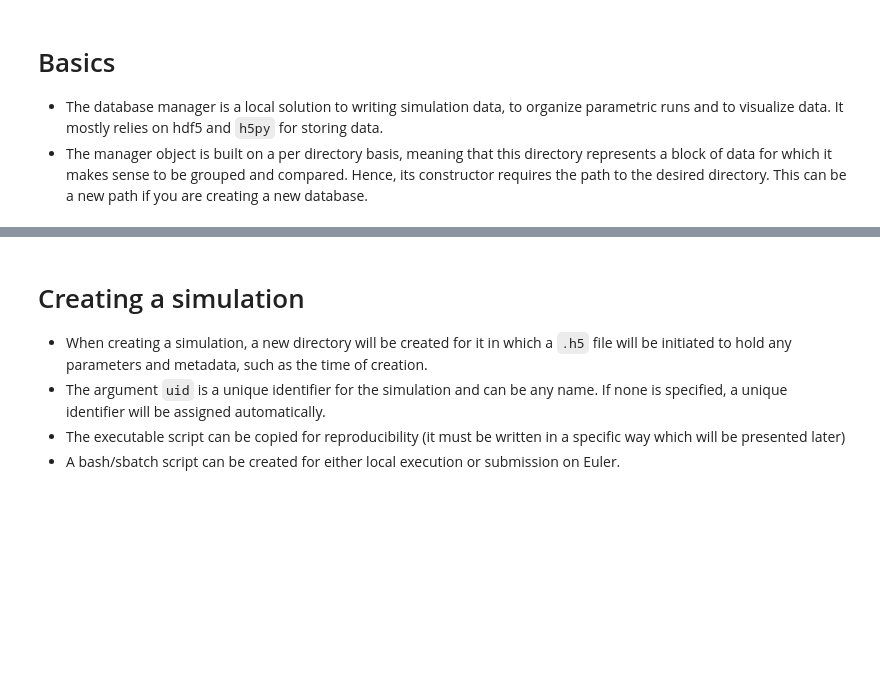
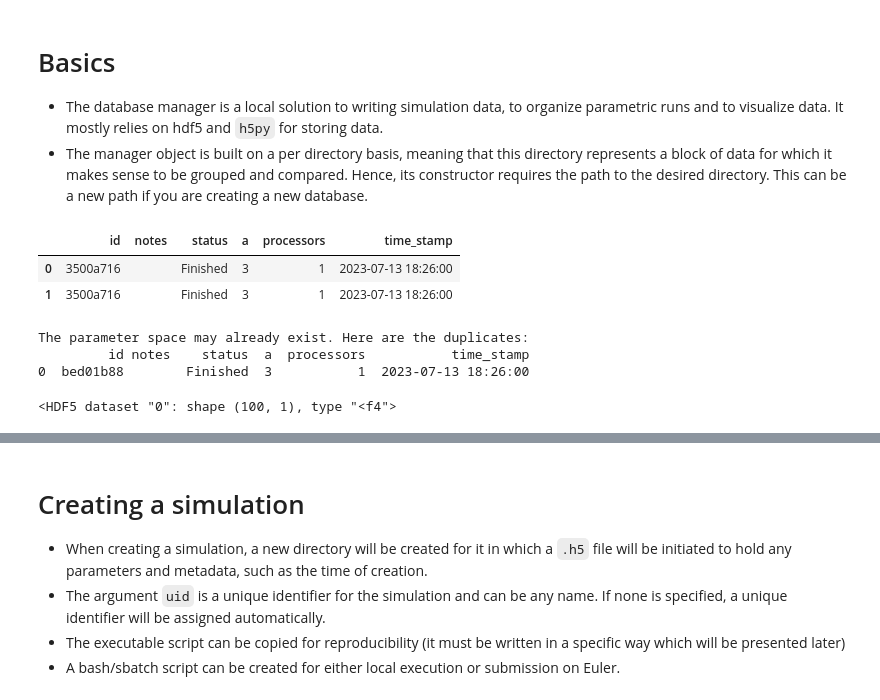
Before and after one commit to smec-ethz/bamboost, a Jupyter notebook: examples/manager_example.ipynb, the cells around one changed output, grey strips where cells are left out. Drawn from its saved outputs; the diff is of its cells as text; code cells hidden in the pictures; blank space fills up the shorter version.

```diff
--- a/examples/manager_example.ipynb
+++ b/examples/manager_example.ipynb
@@ -7,4 +8,30 @@ from dbmanager import Manager
 It mostly relies on hdf5 and `h5py` for storing data.
 - The manager object is built on a per directory basis, meaning that this directory represents a block of data for which it makes sense to be grouped and compared. Hence, its constructor requires the path to the desired directory. This can be a new path if you are creating a new database.
 # %%
-db = Manager('out')
+db = Manager('out2')
+db.df
+# %% [output]
+|  | id | notes | status | a | processors | time_stamp |
+| 0 | 3500a716 |  | Finished | 3 | 1 | 2023-07-13 18:26:00 |
+| 1 | 3500a716 |  | Finished | 3 | 1 | 2023-07-13 18:26:00 |
+# %%
+import numpy as np
+with db.create_simulation(parameters={'a': 3}) as writer:
+    coords = np.linspace(0, 100, 100)
+    writer.add_metadata()
+    writer.add_mesh(np.linspace(0,10, 5), np.array([]))
+    writer.add_mesh(coords, np.array([]), mesh_name="apple")
+    writer.add_field('what', 2*coords, time=1e-3, mesh='apple')
+    writer.add_field('pear', np.array([1, 2, 3, 4, 5]), time=2)
+# %% [output]
+The parameter space may already exist. Here are the duplicates:
+         id notes    status  a  processors           time_stamp
+0  bed01b88        Finished  3           1  2023-07-13 18:26:00
+# %%
+from dbmanager.common.file_handler import H5Dataset
+sim = db[1]
+
+data = H5Dataset(sim.h5file, 'data/what/0')
+data
+# %% [output]
+<HDF5 dataset "0": shape (100, 1), type "<f4">
```
Also changed, not shown: parts of 16 cells of this notebook, 6 other files.
